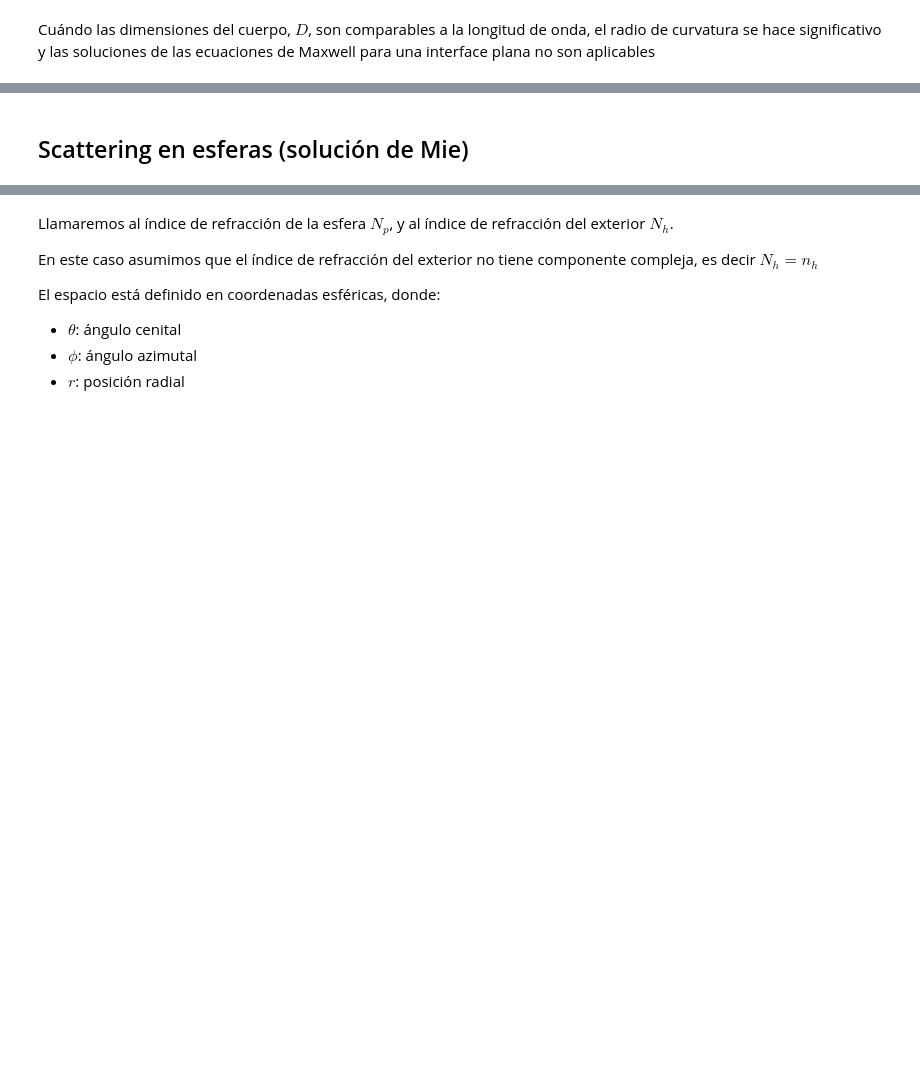
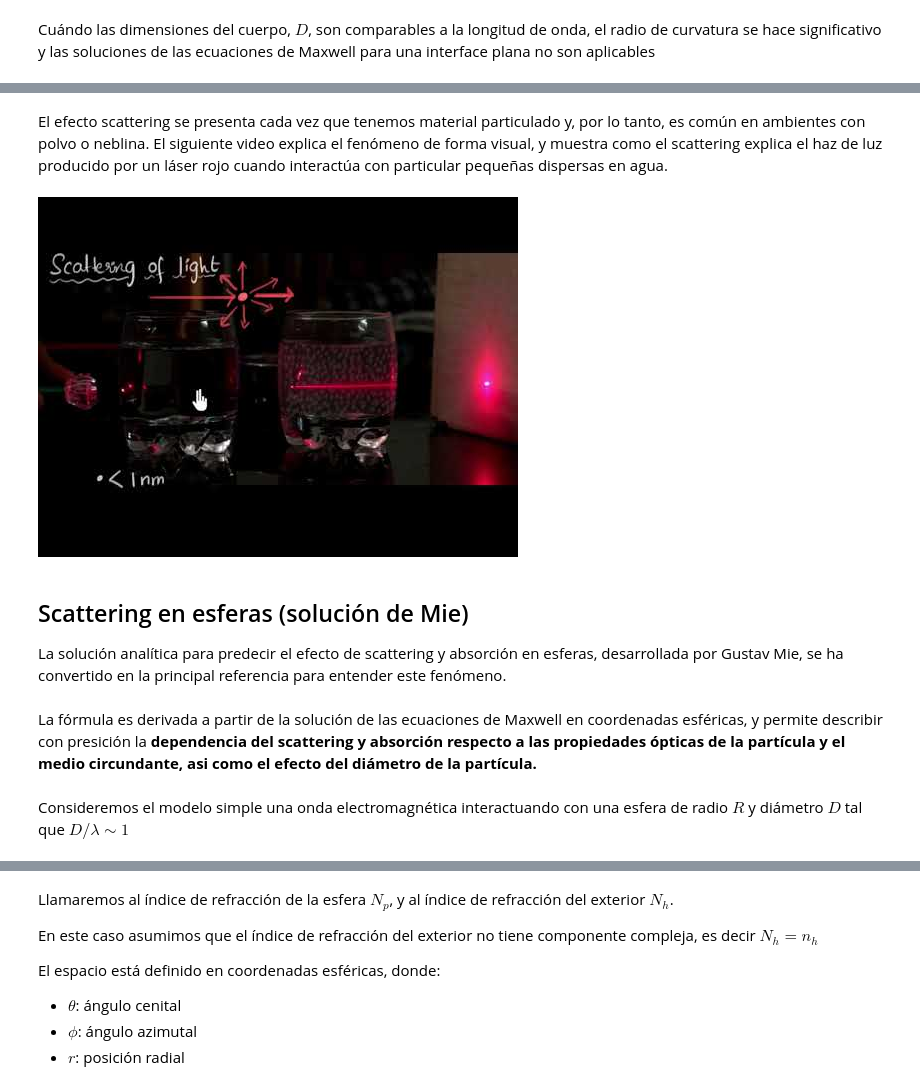
Before and after one commit to PanxoPanza/conversion_solar_termica, a Jupyter notebook: _build/jupyter_execute/04_Scattering/04_Scattering.ipynb, the cells around one changed output, grey strips where cells are left out. Cells and saved outputs as stored; diff of their text form; code cells hidden in the pictures; blank space fills up the shorter version.

```diff
--- a/_build/jupyter_execute/04_Scattering/04_Scattering.ipynb
+++ b/_build/jupyter_execute/04_Scattering/04_Scattering.ipynb
@@ -34,5 +30,20 @@ En este caso, se produce el fenómeno de ***scattering* de luz** asociado a la d
 
 <img src="./images/scattering_schematic.png" width="450px" align= center>
+# %% [markdown]
+El efecto scattering se presenta cada vez que tenemos material particulado y, por lo tanto, es común en ambientes con polvo o neblina. El siguiente video explica el fenómeno de forma visual, y muestra como el scattering explica el haz de luz producido por un láser rojo cuando interactúa con particular pequeñas dispersas en agua.
+# %%
+from IPython.display import YouTubeVideo
+YouTubeVideo('OXoKZPLb6Qo', width=700, height = 400)
+# %% [output]
+[figure, added]
 # %% [markdown]
 ## Scattering en esferas (solución de Mie)
+
+La solución analítica para predecir el efecto de scattering y absorción en esferas, desarrollada por Gustav Mie, se ha convertido en la principal referencia para entender este fenómeno.
+# %% [markdown]
+
+
+La fórmula es derivada a partir de la solución de las ecuaciones de Maxwell en coordenadas esféricas, y permite describir con presición la **dependencia del scattering y absorción respecto a las propiedades ópticas de la partícula y el medio circundante, asi como el efecto del diámetro de la partícula.**
+# %% [markdown]
+Consideremos el modelo simple una onda electromagnética interactuando con una esfera de radio $R$ y diámetro $D$ tal que $D/\lambda \sim 1$
 # %% [markdown]
```
Also changed, not shown: parts of 9 cells of this notebook, 35 other files.
